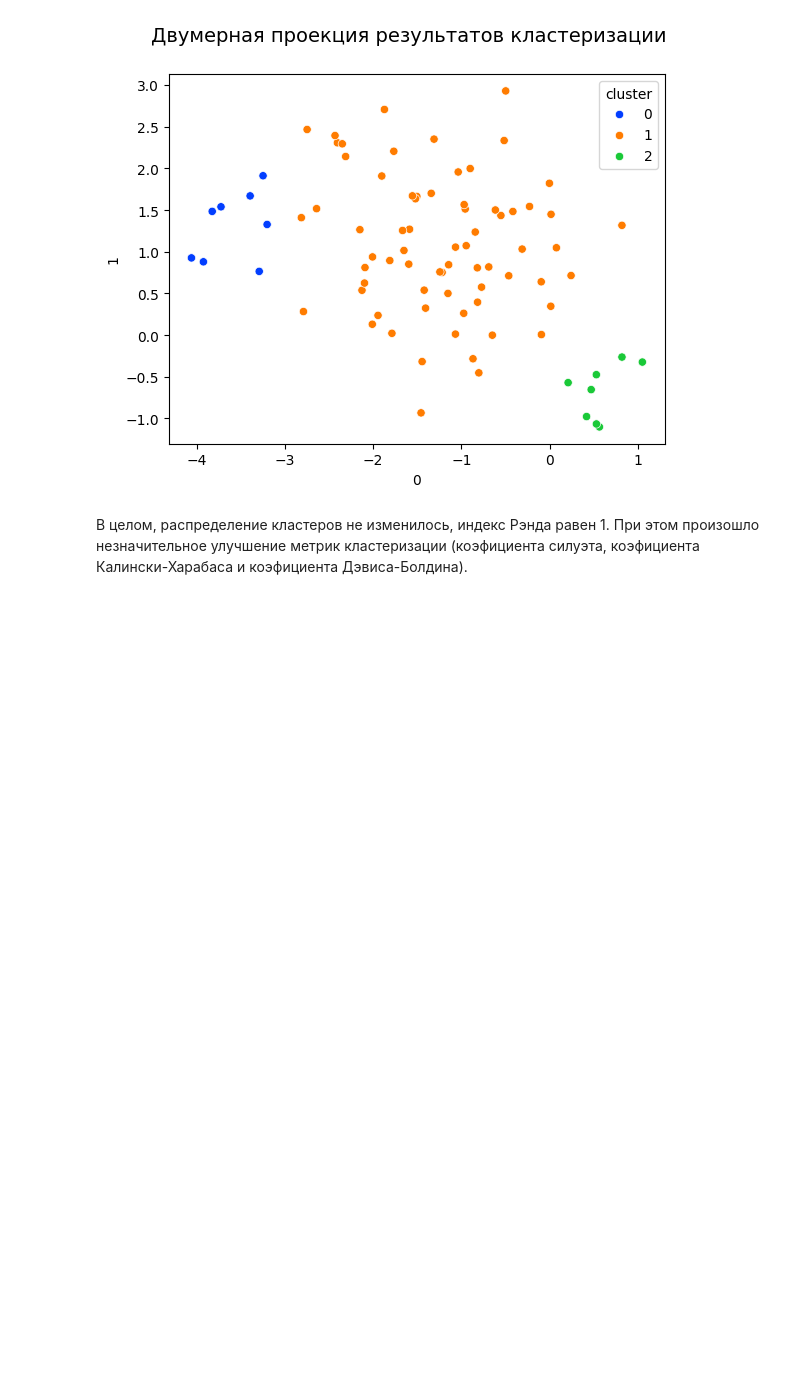
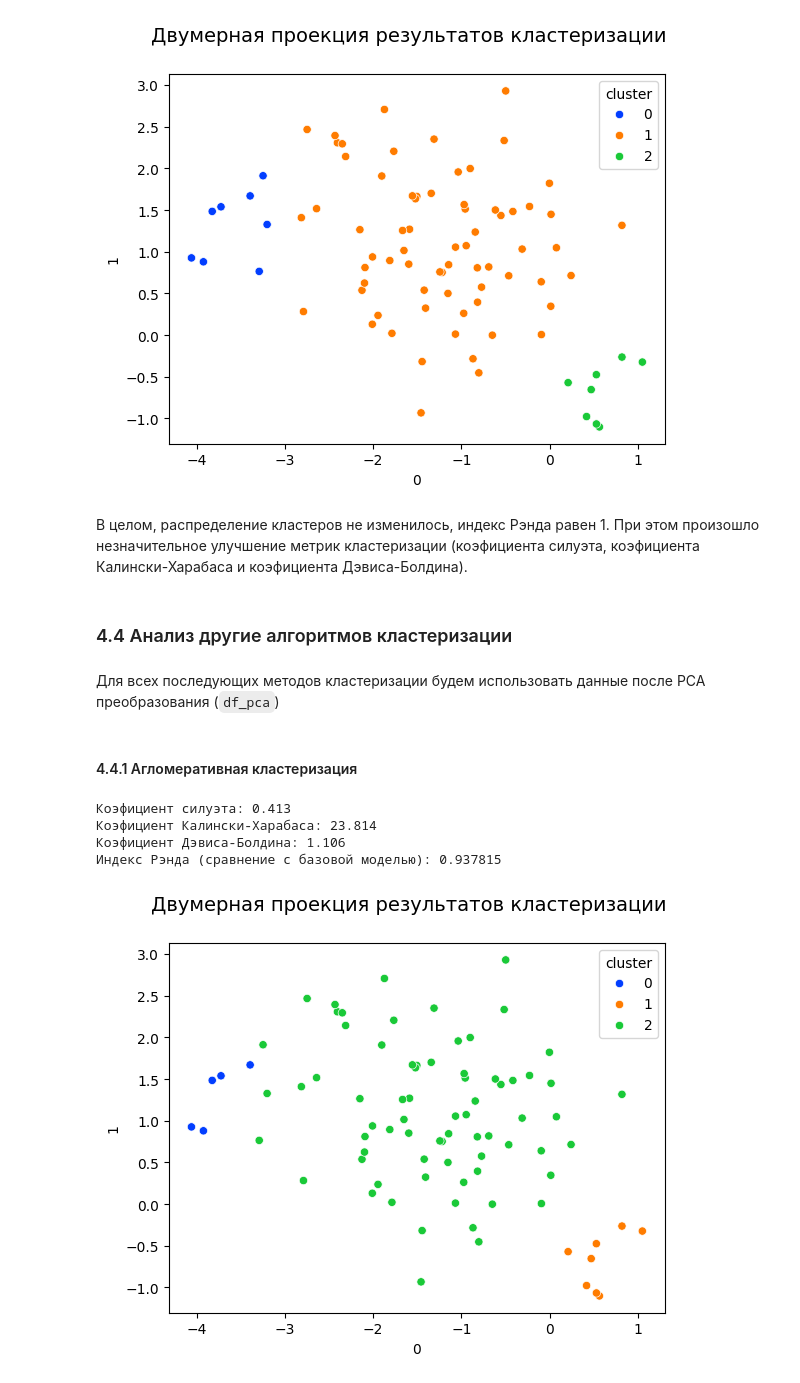
Before and after one commit to vokhmianin-da/social_russia_project, a Jupyter notebook: Diplom_3.ipynb, the cells around one changed output. Drawn from its saved outputs; the diff is of its cells as text; code cells hidden in the pictures; blank space fills up the shorter version.

```diff
--- a/Diplom_3.ipynb
+++ b/Diplom_3.ipynb
@@ -86,6 +90,12 @@ display(df_r.describe())
 8 rows × 21 columns
 # %% [markdown]
 Признаки были приведены к единой размерности
+# %%
+models=[]  # список моделей, которые я буду использовать в этом проекте
+silhouette=[] # список коэффициентов "силуэта" моделей
+calinski_harabasz=[] # список коэффициентов Калински-Харабаса моделей
+davies_bouldin=[] # список коэффициентов Дэвиса-Болдина моделей
+rand=[] # список индексов Рэнда
 # %% [markdown]
 ### 4.2. Базовая модель: k-means
 # %% [markdown]
@@ -147,9 +157,25 @@ def plot_2D_clusters(data, labels):
                     hue=df_tsne['cluster'], palette='bright')
     fig.suptitle('Двумерная проекция результатов кластеризации', fontsize=14);
 
+    # Метрики рассчитываются для самой модели, а не её проекции
     print(f'Коэфициент силуэта: {metrics.silhouette_score(data, labels):.3f}')
     print(f'Коэфициент Калински-Харабаса: {metrics.calinski_harabasz_score(data, labels):.3f}')
     print(f'Коэфициент Дэвиса-Болдина: {metrics.davies_bouldin_score(data, labels):.3f}')
+
+def add_model_to_list(data, labels, name, bm_labels):
+    """Добавляет модель в списки для сравнения
+
+    Args:
+        data: модель
+        labels: метки кластеров
+        name (str): Название модели
+        bm_labels: метки кластеров базовой модели для подсчета индекса Рэнда
+    """
+    silhouette.append(metrics.silhouette_score(data, labels))
+    calinski_harabasz.append(metrics.calinski_harabasz_score(data, labels))
+    davies_bouldin.append(metrics.davies_bouldin_score(data, labels))
+    rand.append(metrics.rand_score(labels, bm_labels))
+    models.append(name)
 # %%
 kmeans = cluster.KMeans(n_clusters=3, random_state=42)
 bm_labels = kmeans.fit_predict(df_r)
@@ -174,9 +201,10 @@ plot_metrics(df_pca)
 Метрики по прежнему показывают наилучшее количество кластеров $n = 3$
 # %%
 kmeans_pca = cluster.KMeans(n_clusters=3, random_state=42)
-kmeans_pca.fit_predict(df_pca)
+labels = kmeans_pca.fit_predict(df_pca)
 plot_2D_clusters(df_pca, kmeans_pca.labels_)
 print(f'Индекс Рэнда (сравнение с базовой моделью): {metrics.rand_score(bm_labels, kmeans_pca.labels_):3f}')
+add_model_to_list(df_pca, labels, 'K-Means PCA', bm_labels)
 # %% [output]
 Коэфициент силуэта: 0.380
 Коэфициент Калински-Харабаса: 24.415
@@ -185,3 +213,22 @@ print(f'Индекс Рэнда (сравнение с базовой модел
 [figure]
 # %% [markdown]
 В целом, распределение кластеров не изменилось, индекс Рэнда равен 1. При этом произошло незначительное улучшение метрик кластеризации (коэфициента силуэта, коэфициента Калински-Харабаса и коэфициента Дэвиса-Болдина).
+# %% [markdown]
+### 4.4 Анализ другие алгоритмов кластеризации
+# %% [markdown]
+Для всех последующих методов кластеризации будем использовать данные после PCA преобразования (`df_pca`)
+# %% [markdown]
+#### 4.4.1 Агломеративная кластеризация
+# %%
+# Лучший вариант: linkage='complete'
+tree_like = cluster.AgglomerativeClustering(n_clusters=3, linkage='complete')
+labels = tree_like.fit_predict(df_pca)
+plot_2D_clusters(df_pca, labels)
+print(f'Индекс Рэнда (сравнение с базовой моделью): {metrics.rand_score(bm_labels, labels):3f}')
+add_model_to_list(df_pca, labels, 'Agglomerative Clustering', bm_labels)
+# %% [output]
+Коэфициент силуэта: 0.413
+Коэфициент Калински-Харабаса: 23.814
+Коэфициент Дэвиса-Болдина: 1.106
+Индекс Рэнда (сравнение с базовой моделью): 0.937815
+[figure, added]
```
Also changed, not shown: parts of 17 cells of this notebook, 2 other files.
